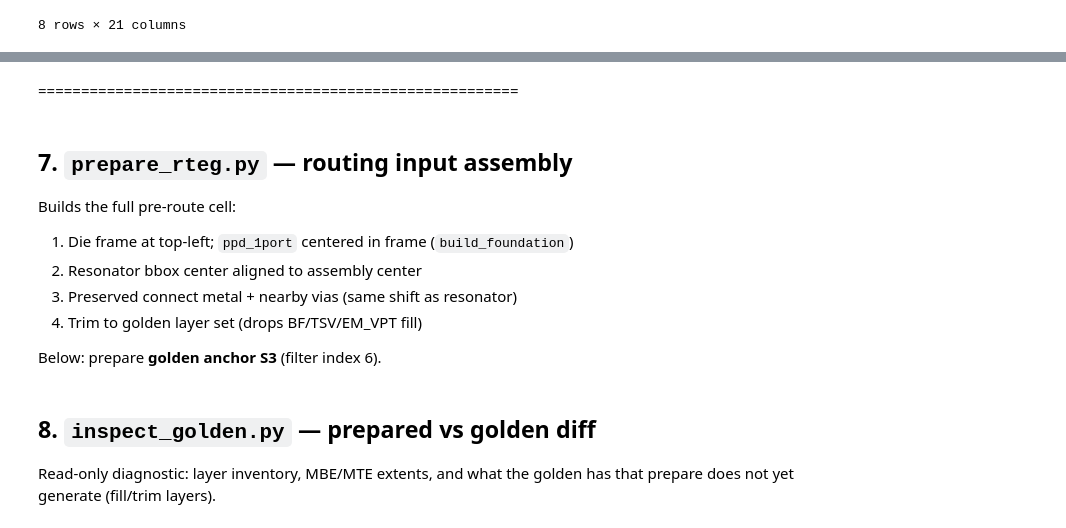
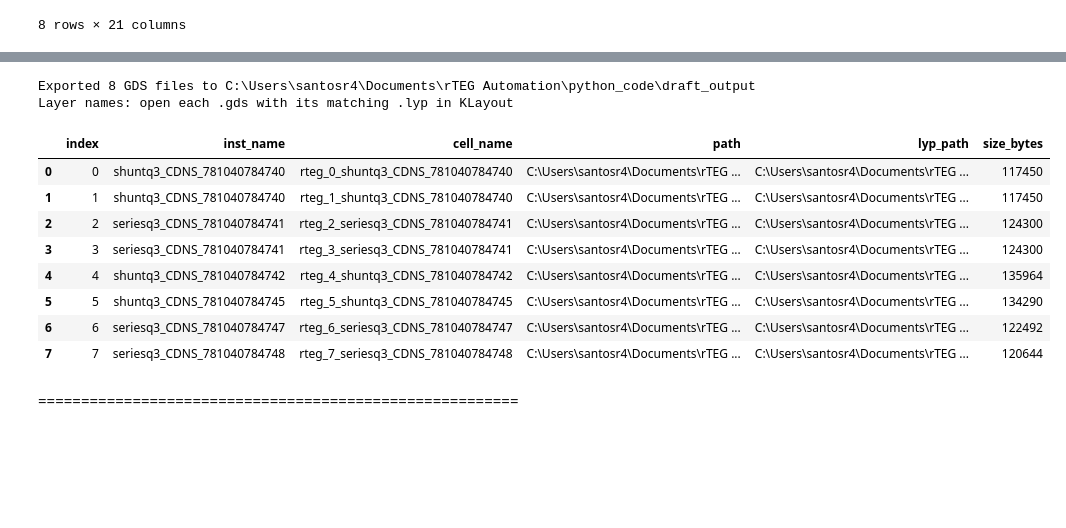
Before and after one commit to ReubenSKWS/rteg-automation, a Jupyter notebook: python_code/single_run.ipynb, the cells around one changed output, grey strips where cells are left out. Saved outputs shown, nothing was run; the diff lists cells and outputs as text; code cells hidden in the pictures; blank space fills up the shorter version.

Commit message:
added export GDS function / cleaned up files

```diff
--- a/python_code/single_run.ipynb
+++ b/python_code/single_run.ipynb
@@ -415,15 +413,33 @@ display(
 )
 # %% [output]
 [interactive output not drawn]
+# %%
+from src.export_gds import export_gds, export_summary_df
+
+rteg_export_df = export_summary_df(
+    export_gds(
+        rteg_assemblies,
+        DRAFT,
+        layermap=layermap,
+        parent=parent,
+        stage="framed",
+    )
+)
+
+print(f"Exported {len(rteg_export_df)} GDS files to {DRAFT}")
+print("Layer names: open each .gds with its matching .lyp in KLayout")
+display(rteg_export_df)
+# %% [output]
+Exported 8 GDS files to C:\Users\santosr4\Documents\rTEG Automation\python_code\draft_output
+Layer names: open each .gds with its matching .lyp in KLayout
+|  | index | inst_name | cell_name | path | lyp_path | size_bytes |
+| 0 | 0 | shuntq3_CDNS_781040784740 | rteg_0_shuntq3_CDNS_781040784740 | C:\Users\santosr4\Documents\rTEG ... | C:\Users\santosr4\Documents\rTEG ... | 117450 |
+| 1 | 1 | shuntq3_CDNS_781040784740 | rteg_1_shuntq3_CDNS_781040784740 | C:\Users\santosr4\Documents\rTEG ... | C:\Users\santosr4\Documents\rTEG ... | 117450 |
+| 2 | 2 | seriesq3_CDNS_781040784741 | rteg_2_seriesq3_CDNS_781040784741 | C:\Users\santosr4\Documents\rTEG ... | C:\Users\santosr4\Documents\rTEG ... | 124300 |
+| 3 | 3 | seriesq3_CDNS_781040784741 | rteg_3_seriesq3_CDNS_781040784741 | C:\Users\santosr4\Documents\rTEG ... | C:\Users\santosr4\Documents\rTEG ... | 124300 |
+| 4 | 4 | shuntq3_CDNS_781040784742 | rteg_4_shuntq3_CDNS_781040784742 | C:\Users\santosr4\Documents\rTEG ... | C:\Users\santosr4\Documents\rTEG ... | 135964 |
+| 5 | 5 | shuntq3_CDNS_781040784745 | rteg_5_shuntq3_CDNS_781040784745 | C:\Users\santosr4\Documents\rTEG ... | C:\Users\santosr4\Documents\rTEG ... | 134290 |
+| 6 | 6 | seriesq3_CDNS_781040784747 | rteg_6_seriesq3_CDNS_781040784747 | C:\Users\santosr4\Documents\rTEG ... | C:\Users\santosr4\Documents\rTEG ... | 122492 |
+| 7 | 7 | seriesq3_CDNS_781040784748 | rteg_7_seriesq3_CDNS_781040784748 | C:\Users\santosr4\Documents\rTEG ... | C:\Users\santosr4\Documents\rTEG ... | 120644 |
 # %% [markdown]
 ========================================================
-# %% [markdown]
-## 7. `prepare_rteg.py` — routing input assembly
-
-Builds the full pre-route cell:
-1. Die frame at top-left; `ppd_1port` centered in frame (`build_foundation`)
-2. Resonator bbox center aligned to assembly center
-3. Preserved connect metal + nearby vias (same shift as resonator)
-4. Trim to golden layer set (drops BF/TSV/EM_VPT fill)
-
-Below: prepare **golden anchor S3** (filter index 6).
@@ -471,4 +445,0 @@ else:
-# %% [markdown]
-## 8. `inspect_golden.py` — prepared vs golden diff
-
-Read-only diagnostic: layer inventory, MBE/MTE extents, and what the golden has that prepare does not yet generate (fill/trim layers).
```
Also changed, not shown: parts of 13 cells of this notebook, 38 other files.
